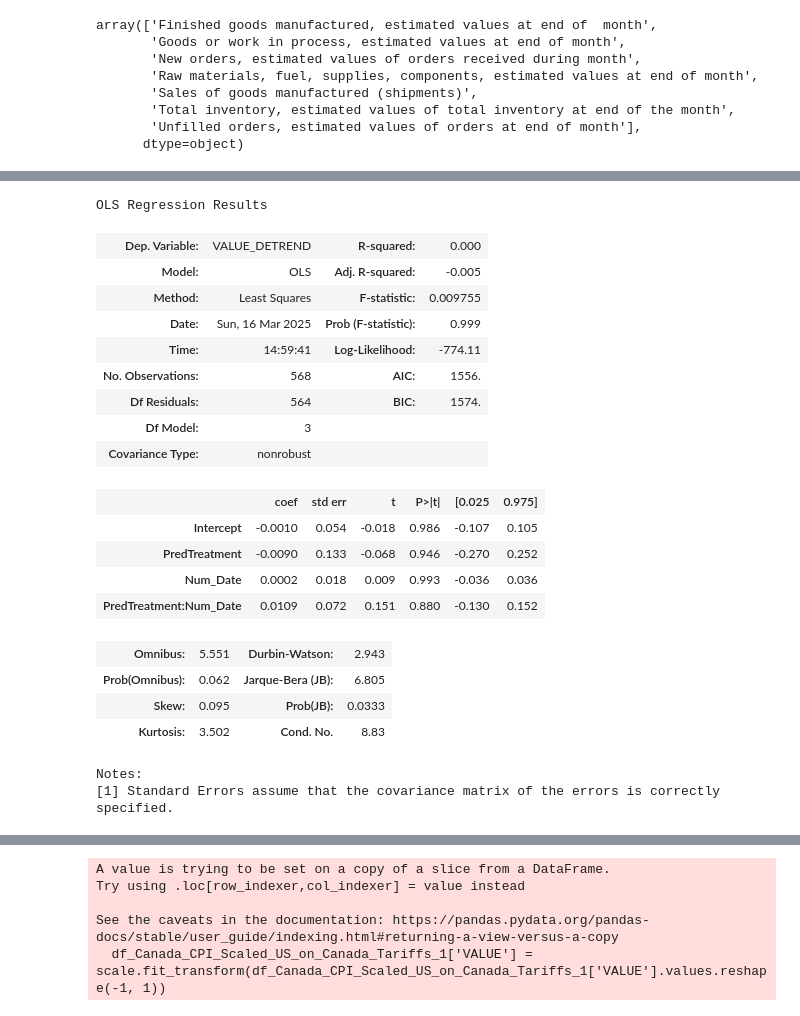
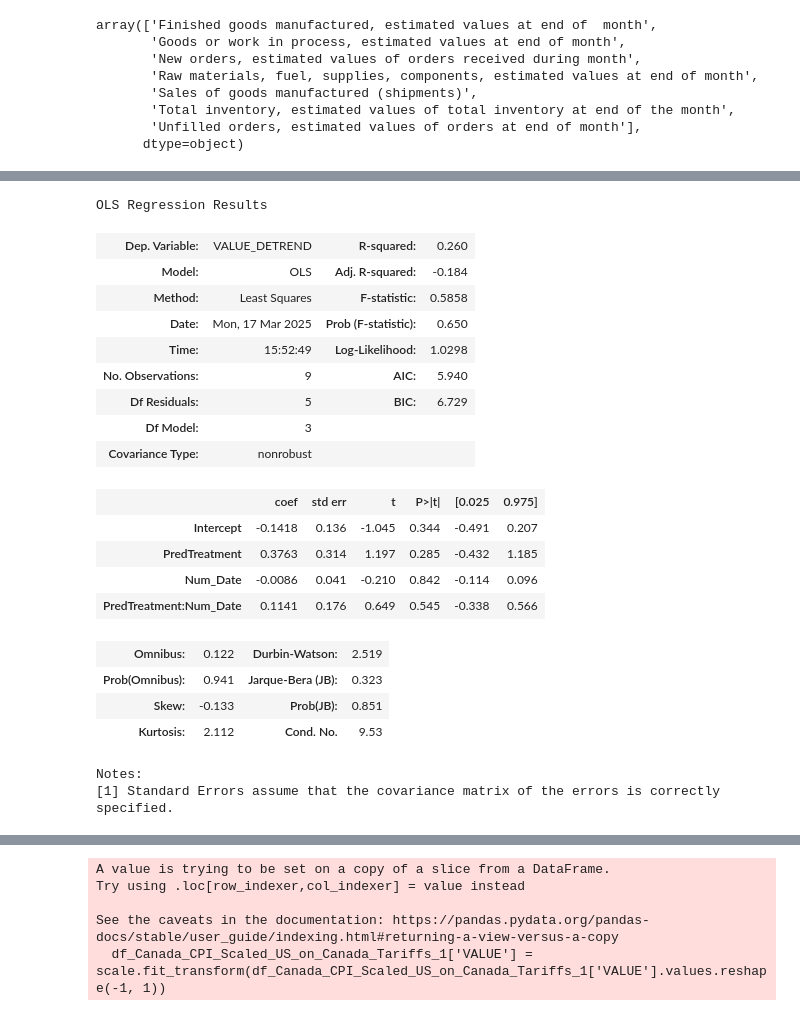
Before and after one commit to MADS-Lions/GoodsComparison2018Tariffs, a Jupyter notebook: notebooks/Official_Differences_and_RC.ipynb, the cells around one changed output, grey strips where cells are left out. Drawn from its saved outputs; the diff is of its cells as text; code cells hidden in the pictures.

```diff
--- a/notebooks/Official_Differences_and_RC.ipynb
+++ b/notebooks/Official_Differences_and_RC.ipynb
@@ -218,30 +218,30 @@ def regression_discontinuity_model(df, category, date1, date2, date3, date4 = No
     df_in_question['Num_Date'] = df_in_question['Num_Date'].astype(float)
     if seasonality == None:
         if date4==None:
-            model = smf.ols(formula = 'VALUE_DETREND ~ above_or_below + Num_Date + above_or_below:Num_Date', data=df_in_question).fit()
+            model = smf.ols(formula = 'VALUE_DETREND ~ above_or_below + Num_Date + above_or_below:Num_Date', data=df_in_question).fit(cov_type='HC3')
         else:
         #first_stage_model
 
-            first_stage_model = smf.ols(formula = 'treat ~ above_or_below + Num_Date', data=df_in_question).fit()
+            first_stage_model = smf.ols(formula = 'treat ~ above_or_below + Num_Date', data=df_in_question).fit(cov_type='HC3')
             print(first_stage_model.summary())
 
             df_in_question['PredTreatment'] = first_stage_model.predict(df_in_question)
 
 
-            model = smf.ols(formula = 'VALUE_DETREND ~ PredTreatment + Num_Date + PredTreatment:Num_Date', data=df_in_question).fit()
+            model = smf.ols(formula = 'VALUE_DETREND ~ PredTreatment + Num_Date + PredTreatment:Num_Date', data=df_in_question).fit(cov_type='HC3')
     else:
         if date4==None:
-            model = smf.ols(formula = 'TREND ~ above_or_below + Num_Date + above_or_below:Num_Date', data=df_in_question).fit()
+            model = smf.ols(formula = 'TREND ~ above_or_below + Num_Date + above_or_below:Num_Date', data=df_in_question).fit(cov_type='HC3')
         else:
         #first_stage_model
 
-            first_stage_model = smf.ols(formula = 'treat ~ above_or_below + Num_Date', data=df_in_question).fit()
+            first_stage_model = smf.ols(formula = 'treat ~ above_or_below + Num_Date', data=df_in_question).fit(cov_type='HC3')
             print(first_stage_model.summary())
 
             df_in_question['PredTreatment'] = first_stage_model.predict(df_in_question)
 
 
-            model = smf.ols(formula = 'TREND ~ PredTreatment + Num_Date + PredTreatment:Num_Date', data=df_in_question).fit()
+            model = smf.ols(formula = 'TREND ~ PredTreatment + Num_Date + PredTreatment:Num_Date', data=df_in_question).fit(cov_type='HC3')
 
     return model
 
@@ -270,7 +270,7 @@ def differences_differences(df, category1, category2, date1, date2, date3, date4
     df_differences_differences['post'] = np.where(df_differences_differences['REF_DATE']>date3, 1, 0)
     df_differences_differences['tariff_non_tariffed'] = np.where(df_differences_differences['Category']==category1, 1, 0)
 
-    model = smf.ols(formula = 'VALUE ~  tariff_non_tariffed + post + tariff_non_tariffed:post', data=df_differences_differences).fit().summary()
+    model = smf.ols(formula = 'VALUE ~  tariff_non_tariffed + post + tariff_non_tariffed:post', data=df_differences_differences).fit(cov_type='HC3').summary()
 
 
     return model
@@ -591,7 +574,7 @@ plot_supply_and_demand_canada(df_sales, "Food manufacturing [311]", '2018-01-01'
 Name: VALUE, dtype: float64
 [interactive output not drawn]
 # %%
-model2 = regression_discontinuity_model(df_Canada_CPI_Scaled, 'Groceries', '2017-11-01', '2018-06-01', '2018-02-01', '2018-04-01')
+model_Canada_RC_groceries_first_tariff = regression_discontinuity_model(df_Canada_CPI_groupby, 'Groceries', '2017-10-01', '2018-06-01', '2018-03-01', '2018-04-01')
 # %% [output]
 Product:  Groceries
 [interactive output not drawn]
@@ -617,25 +600,25 @@ Notes:
 # %%
 
-model2.summary()
+model_Canada_RC_groceries_first_tariff.summary()
 # %% [output]
 OLS Regression Results
-| Dep. Variable: | VALUE_DETREND | R-squared: | 0.000 |
-| Model: | OLS | Adj. R-squared: | -0.005 |
-| Method: | Least Squares | F-statistic: | 0.009755 |
-| Date: | Sun, 16 Mar 2025 | Prob (F-statistic): | 0.999 |
-| Time: | 14:59:41 | Log-Likelihood: | -774.11 |
-| No. Observations: | 568 | AIC: | 1556. |
-| Df Residuals: | 564 | BIC: | 1574. |
+| Dep. Variable: | VALUE_DETREND | R-squared: | 0.260 |
+| Model: | OLS | Adj. R-squared: | -0.184 |
+| Method: | Least Squares | F-statistic: | 0.5858 |
+| Date: | Mon, 17 Mar 2025 | Prob (F-statistic): | 0.650 |
+| Time: | 15:52:49 | Log-Likelihood: | 1.0298 |
+| No. Observations: | 9 | AIC: | 5.940 |
+| Df Residuals: | 5 | BIC: | 6.729 |
 | Df Model: | 3 |  |  |
 | Covariance Type: | nonrobust |  |  |
 |  | coef | std err | t | P>|t| | [0.025 | 0.975] |
-| Intercept | -0.0010 | 0.054 | -0.018 | 0.986 | -0.107 | 0.105 |
-| PredTreatment | -0.0090 | 0.133 | -0.068 | 0.946 | -0.270 | 0.252 |
-| Num_Date | 0.0002 | 0.018 | 0.009 | 0.993 | -0.036 | 0.036 |
-| PredTreatment:Num_Date | 0.0109 | 0.072 | 0.151 | 0.880 | -0.130 | 0.152 |
+| Intercept | -0.1418 | 0.136 | -1.045 | 0.344 | -0.491 | 0.207 |
+| PredTreatment | 0.3763 | 0.314 | 1.197 | 0.285 | -0.432 | 1.185 |
+| Num_Date | -0.0086 | 0.041 | -0.210 | 0.842 | -0.114 | 0.096 |
+| PredTreatment:Num_Date | 0.1141 | 0.176 | 0.649 | 0.545 | -0.338 | 0.566 |
-| Omnibus: | 5.551 | Durbin-Watson: | 2.943 |
-| Prob(Omnibus): | 0.062 | Jarque-Bera (JB): | 6.805 |
-| Skew: | 0.095 | Prob(JB): | 0.0333 |
-| Kurtosis: | 3.502 | Cond. No. | 8.83 |
+| Omnibus: | 0.122 | Durbin-Watson: | 2.519 |
+| Prob(Omnibus): | 0.941 | Jarque-Bera (JB): | 0.323 |
+| Skew: | -0.133 | Prob(JB): | 0.851 |
+| Kurtosis: | 2.112 | Cond. No. | 9.53 |
 Notes:
 [1] Standard Errors assume that the covariance matrix of the errors is correctly specified.
```
Also changed, not shown: parts of 17 cells of this notebook.
